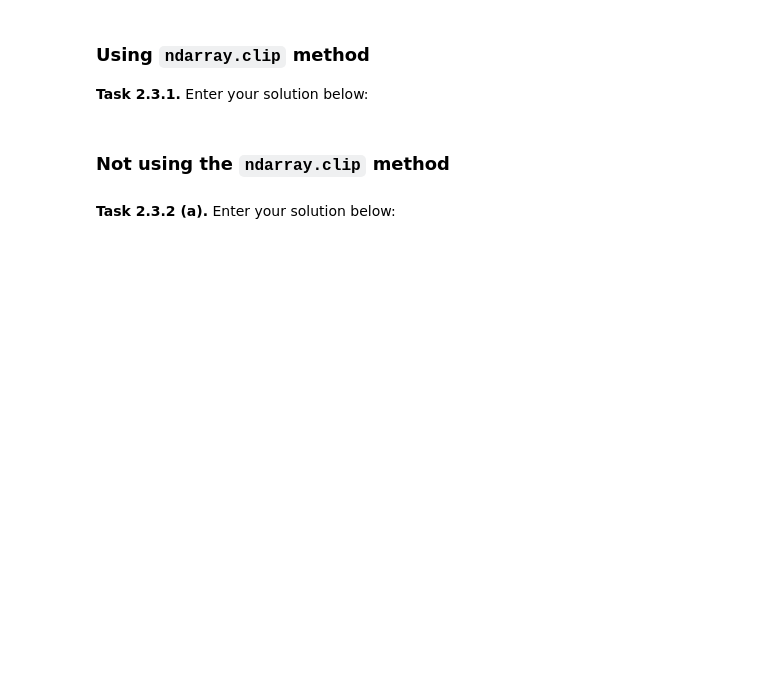
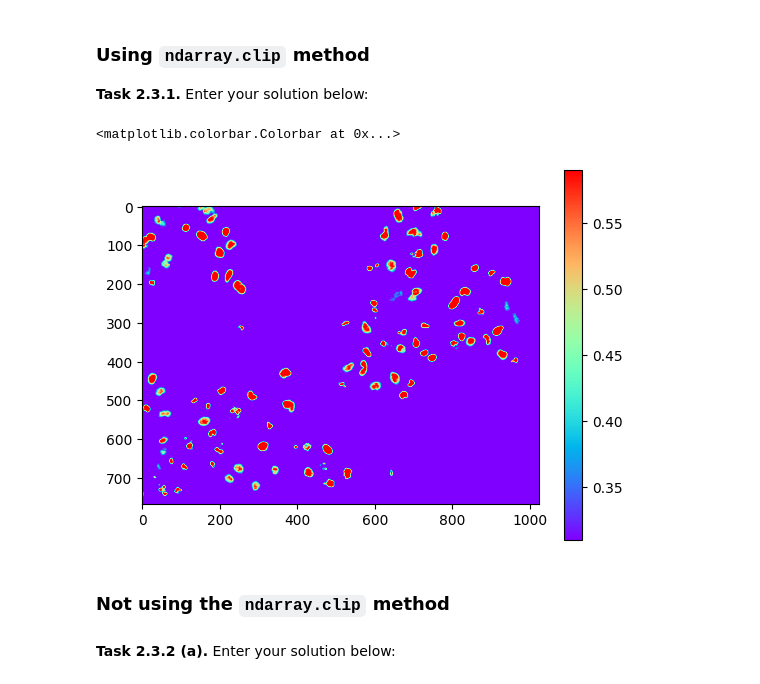
Before and after one commit to matteaunger/mobi-fs3-python, a Jupyter notebook: task2.ipynb, the cells around one changed output. Drawn from its saved outputs; the diff is of its cells as text; code cells hidden in the pictures; blank space fills up the shorter version.

```diff
--- a/task2.ipynb
+++ b/task2.ipynb
@@ -34,6 +52,13 @@ T2 = 0.59
 ### Using `ndarray.clip` method
 
 **<a id="#">Task 2.3.1.</a>** Enter your solution below:
+# %%
+img2 = img.clip(T1, T2)
+plt.imshow(img2, "rainbow")
+plt.colorbar()
+# %% [output]
+<matplotlib.colorbar.Colorbar at 0x...>
+[figure, added]
 # %% [markdown]
 ### Not using the `ndarray.clip` method
 # %% [markdown]
```
Also changed, not shown: parts of 6 cells of this notebook.
